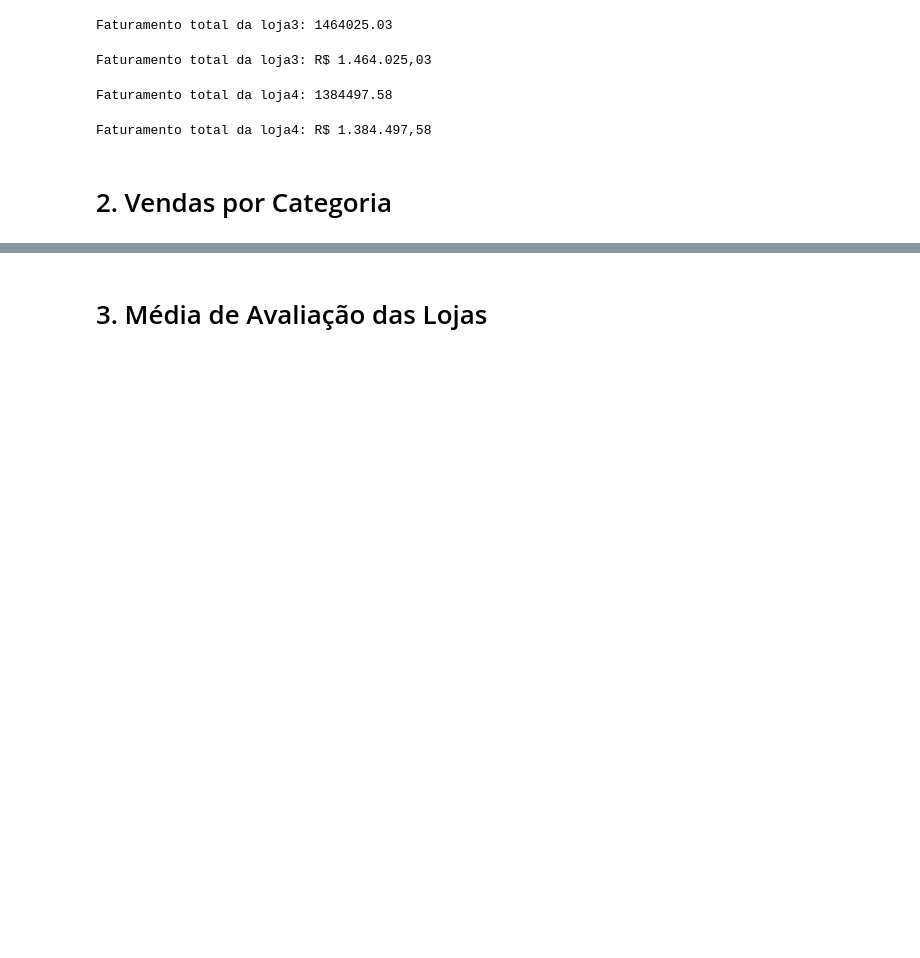
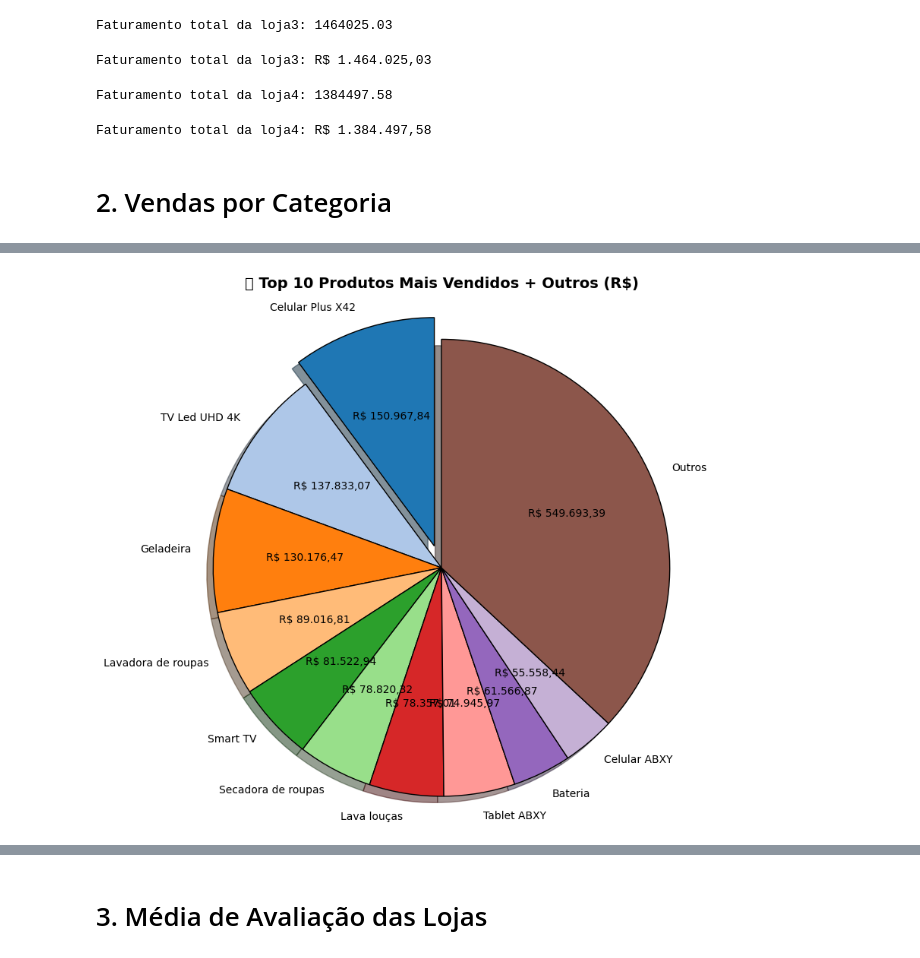
Before and after one commit to GuidoJr84/projeto-dados-science, a Jupyter notebook: AluraStoreBrasil.ipynb, the cells around one changed output, grey strips where cells are left out. Cells and saved outputs as stored; diff of their text form; code cells hidden in the pictures; blank space fills up the shorter version.

```diff
--- a/AluraStoreBrasil.ipynb
+++ b/AluraStoreBrasil.ipynb
@@ -484,0 +596,52 @@ Faturamento total da loja4: R$ 1.384.497,58
+# %%
+import pandas as pd
+import matplotlib.pyplot as plt
+from google.colab import files
+
+# Agrupar por produto e somar vendas
+ranking_produtos = loja2.groupby('Produto')['Preço'].sum().sort_values(ascending=False)
+
+# Número de produtos principais que você quer destacar
+top_n = 10
+
+# Separar top N produtos e agrupar o restante em 'Outros'
+top_produtos = ranking_produtos[:top_n]
+outros_valor = ranking_produtos[top_n:].sum()
+
+# Criar nova série incluindo 'Outros'
+valores_pizza = pd.concat([top_produtos, pd.Series({'Outros': outros_valor})])
+
+
+# Cores
+cores = plt.cm.tab20.colors
+
+# Explodir a fatia do produto que mais faturou
+explode = [0.1] + [0]*(len(valores_pizza)-1)
+
+# Criar gráfico de pizza
+plt.figure(figsize=(9,9))
+plt.pie(
+    valores_pizza,
+    labels=valores_pizza.index,
+    autopct=lambda p: f"R$ {p * valores_pizza.sum() / 100:,.2f}".replace(",", "X").replace(".", ",").replace("X", "."),
+    colors=cores,
+    startangle=90,
+    wedgeprops={'edgecolor':'black'},
+    explode=explode,
+    shadow=True
+)
+
+plt.title(f'🏆 Top {top_n} Produtos Mais Vendidos + Outros (R$)', fontsize=14, fontweight='bold')
+plt.axis('equal')  # Mantém a pizza redonda
+
+# Salvar o gráfico
+nome_arquivo = 'pizza_produtos_outros.png'
+plt.savefig(nome_arquivo, dpi=300, bbox_inches='tight')
+
+# Exibir gráfico
+plt.show()
+
+# Baixar gráfico
+files.download(nome_arquivo)
+# %% [output]
+[figure, added]
```
Also changed, not shown: parts of 31 cells of this notebook.
